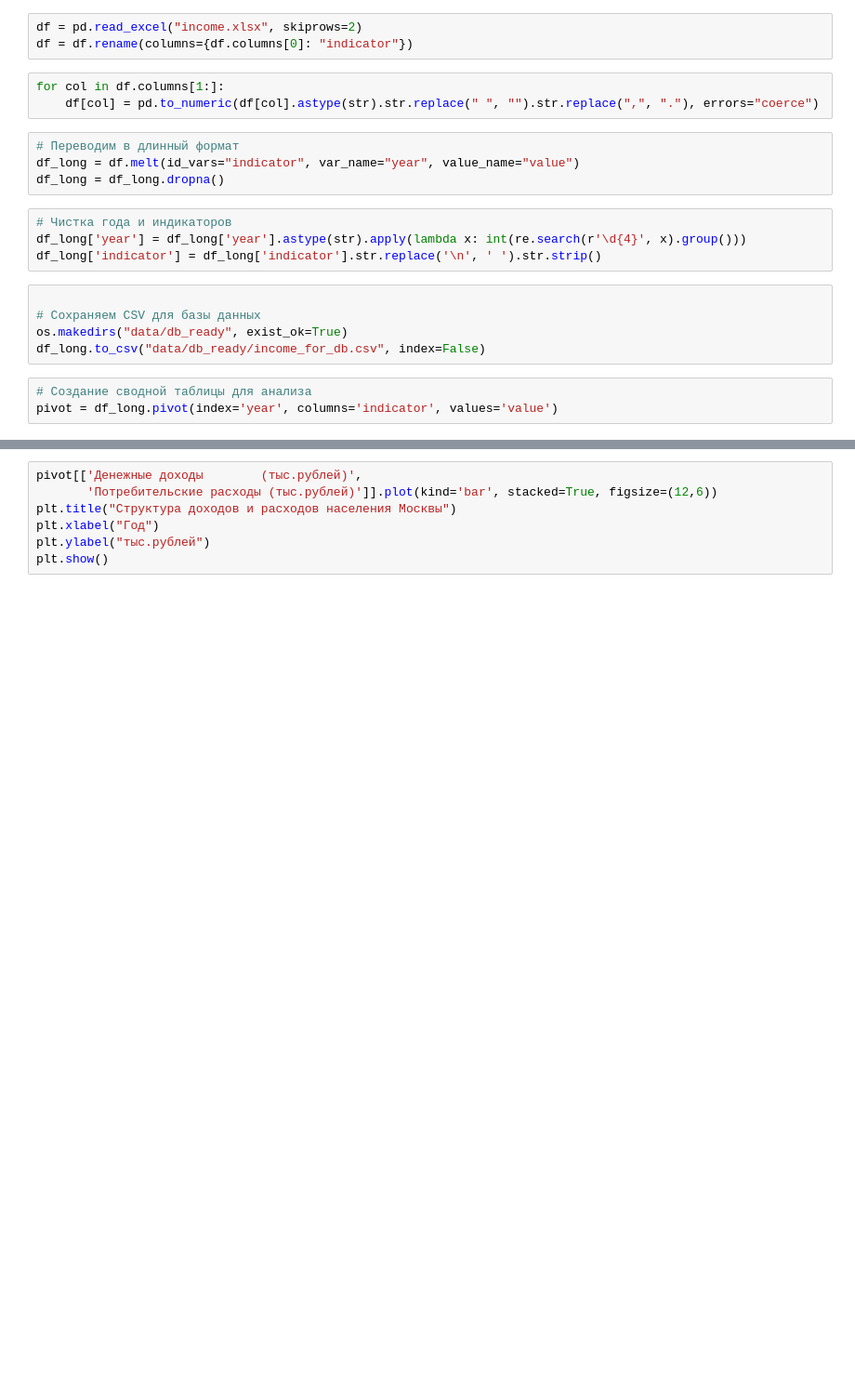
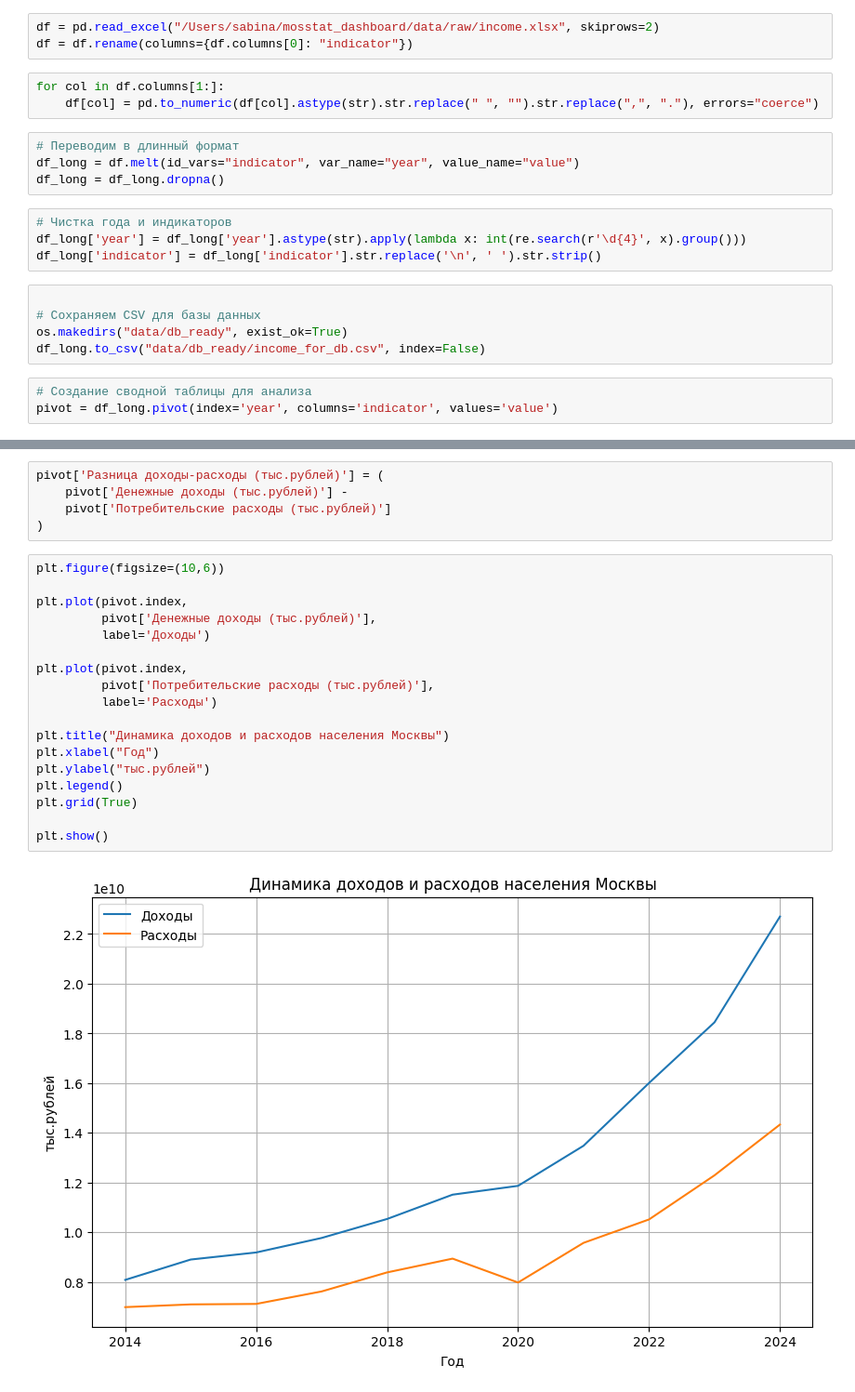
Before and after one commit to ivmsabi/mosstat_dashboard, a Jupyter notebook: notebooks/income.ipynb, the cells around one changed output, grey strips where cells are left out. Shown at 93% size. Cells and saved outputs as stored; diff of their text form; blank space fills up the shorter version.

```diff
--- a/notebooks/income.ipynb
+++ b/notebooks/income.ipynb
@@ -53,7 +76,7 @@ import re
 # Оставляем только цифры (год)
 df['year'] = df['year'].astype(str).apply(lambda x: int(re.search(r'\d{4}', x).group()))
 # %%
-df = pd.read_excel("income.xlsx", skiprows=2)
+df = pd.read_excel("/Users/sabina/mosstat_dashboard/data/raw/income.xlsx", skiprows=2)
 df = df.rename(columns={df.columns[0]: "indicator"})
 # %%
 for col in df.columns[1:]:
@@ -95,7 +130,25 @@ plt.show()
+# %%
+pivot['Разница доходы-расходы (тыс.рублей)'] = (
+    pivot['Денежные доходы (тыс.рублей)'] -
+    pivot['Потребительские расходы (тыс.рублей)']
+)
 # %%
-pivot[['Денежные доходы        (тыс.рублей)',
-       'Потребительские расходы (тыс.рублей)']].plot(kind='bar', stacked=True, figsize=(12,6))
-plt.title("Структура доходов и расходов населения Москвы")
+plt.figure(figsize=(10,6))
+
+plt.plot(pivot.index,
+         pivot['Денежные доходы (тыс.рублей)'],
+         label='Доходы')
+
+plt.plot(pivot.index,
+         pivot['Потребительские расходы (тыс.рублей)'],
+         label='Расходы')
+
+plt.title("Динамика доходов и расходов населения Москвы")
 plt.xlabel("Год")
 plt.ylabel("тыс.рублей")
+plt.legend()
+plt.grid(True)
+
 plt.show()
+# %% [output]
+[figure, added]
```
Also changed, not shown: parts of 10 cells of this notebook, 10 other files.
